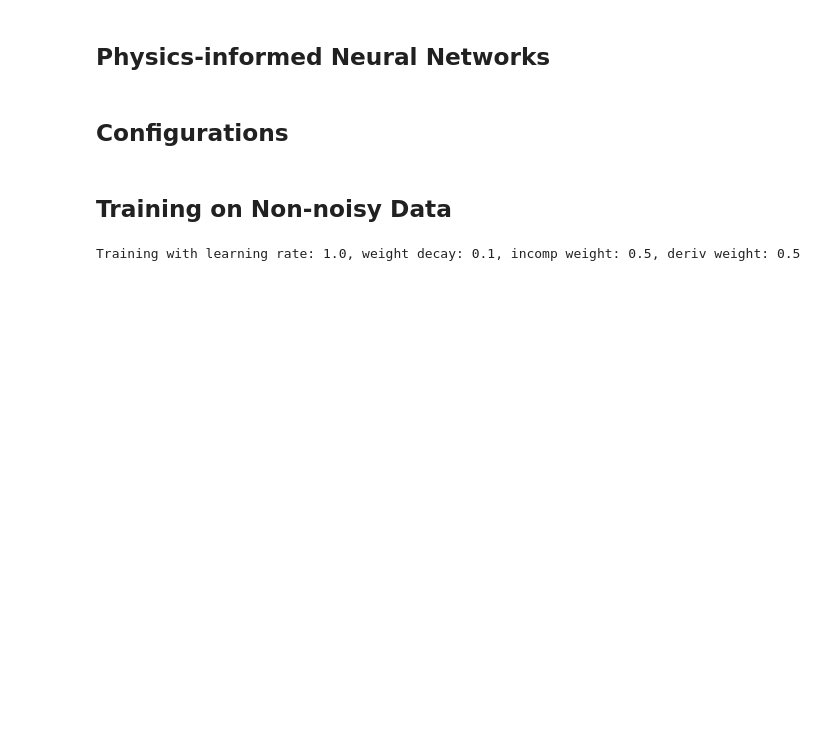
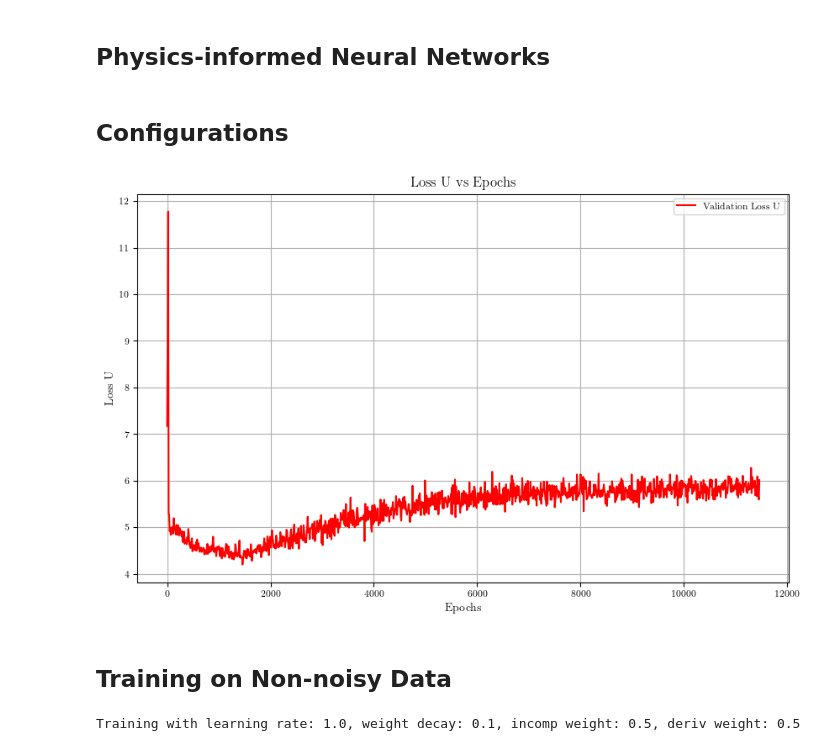
Before and after one commit to Nikunj12321/PINNs, a Jupyter notebook: Burgers Equation/2dnavierstokes inference.ipynb, the cells around one changed output. Drawn from its saved outputs; the diff is of its cells as text; code cells hidden in the pictures; blank space fills up the shorter version.

```diff
--- a/Burgers Equation/2dnavierstokes inference.ipynb
+++ b/Burgers Equation/2dnavierstokes inference.ipynb
@@ -286,7 +287,7 @@ data_path = Path('data/Flow.csv')
 data = np.loadtxt(str(data_path), delimiter=",", skiprows=1, ndmin=2, usecols=range(6))
 # Assuming columns: t,x,y,u,v,p,dudx,dudy,dvdx,dvdy,dudt,dvdt,flow_type,sample_id
 # print(np.shape(data))
-data = data[:5000]
+data = data[5000:]
 X_star = data[:, 0:3].copy()  # t, x, y
 du_star = data[:, 6:12].copy()  # dudx, dudy, dvdx, dvdy, dudt, dvdt
 u_star = data[:, 3:6].copy()  # u, v, p
@@ -393,34 +394,83 @@ visualizations = []
 #     im2 = axs[1].imshow(V_grid, extent=[x_vals.min(), x_vals.max(), y_vals.min(), y_vals.max()],
 #                         origin='lower', aspect='auto', cmap='viridis')
 #     axs[1].set_title(f'v at t={t:.2f}')
 #     plt.colorbar(im2, ax=axs[1])
 
 #     im3 = axs[2].imshow(P_grid, extent=[x_vals.min(), x_vals.max(), y_vals.min(), y_vals.max()],
 #                         origin='lower', aspect='auto', cmap='viridis')
 #     axs[2].set_title(f'p at t={t:.2f}')
 #     plt.colorbar(im3, ax=axs[2])
 
 #     plt.tight_layout()
 #     plt.show()
 #     plt.close()
-#-------
+#-----
 
 
 # u = data[:, 3:4].copy()
 # v = data[:, 4:5].copy()
 # p = data[:, 5:6].copy()
 
 # t = data['t'].flatten()[:,None]
 # x = data['x'].flatten()[:,None]
 # Exact = np.real(data['usol']).T
 
 # X, T = np.meshgrid(x,t)
 
 # X_star = np.hstack((x_data, y_data, t_data))
 # u_star = Exact.flatten()[:,None]
 
+
+# Load the log file
+file_path = "both_sets.txt"
+
+# Regex patterns
+epoch_pattern = re.compile(r"Epoch:\s*(\d+)")
+loss_u_pattern = re.compile(r"loss_u:\s*([0-9eE\+\-\.]+)")
+val_loss_u_pattern = re.compile(r"val_loss_u:\s*([0-9eE\+\-\.]+)")
+
+epochs, loss_u, val_loss_u = [], [], []
+
+with open(file_path, "r") as f:
+    for line in f:
+        epoch_match = epoch_pattern.search(line)
+        loss_u_match = loss_u_pattern.search(line)
+        val_loss_u_match = val_loss_u_pattern.search(line)
+
+        if epoch_match:
+            epochs.append(int(epoch_match.group(1)))
+        if loss_u_match:
+            loss_u.append(float(loss_u_match.group(1)))
+        if val_loss_u_match:
+            val_loss_u.append(float(val_loss_u_match.group(1)))
+
+# Ensure equal length for plotting
+n = min(len(epochs), len(loss_u), len(val_loss_u))
+epochs, loss_u, val_loss_u = epochs[:n], loss_u[:n], val_loss_u[:n]
+
+# Default: plot val_loss_u
+plt.figure(figsize=(10, 6))
+plt.plot(epochs, val_loss_u, label="Validation Loss U", color="red")
+
+# If no significant decrease, plot loss_u instead
+if val_loss_u and (min(val_loss_u) > 0.9 * val_loss_u[0]):
+    plt.clf()
+    plt.figure(figsize=(10, 6))
+    plt.plot(epochs, loss_u, label="Training Loss U", color="blue")
+
+plt.xlabel("Epochs")
+plt.ylabel("Loss U")
+plt.title("Loss U vs Epochs")
+plt.legend()
+plt.grid(True)
+plt.show()
+
+
+
 lb = X_star.min(0)
 ub = X_star.max(0)
+# %% [output]
+[figure, added]
 # %% [markdown]
 ## Training on Non-noisy Data
 # %%
```
Also changed, not shown: parts of 2 cells of this notebook, 5 other files.
